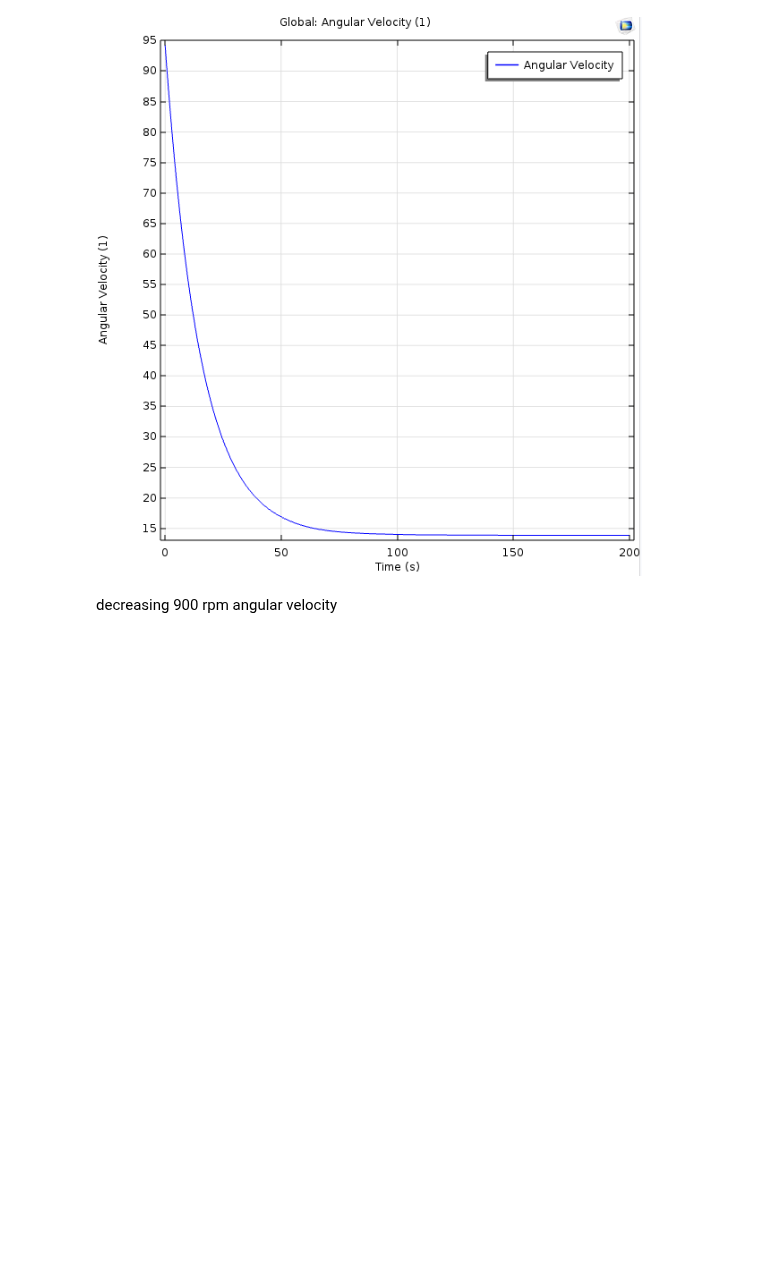
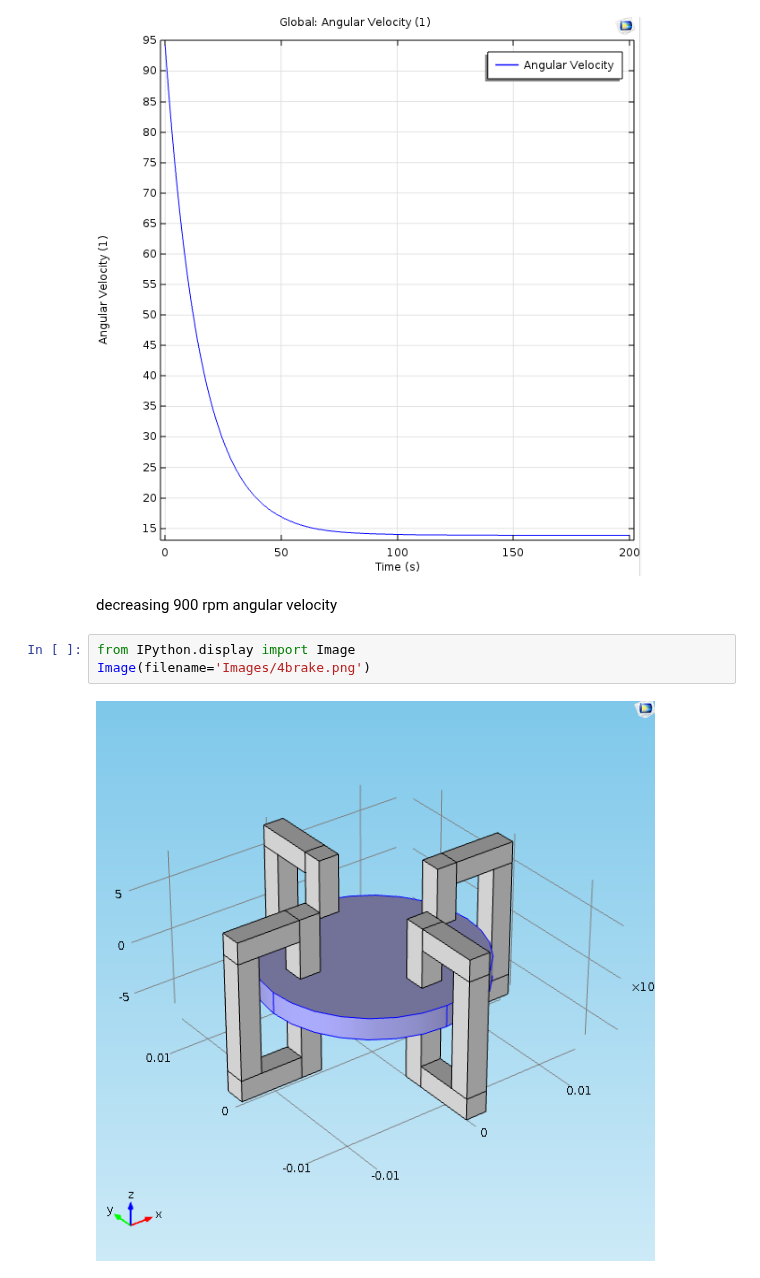
Before and after one commit to odtu/EE564, a Jupyter notebook: EDDY_BRAKE/Doga/Eddy Current Brake Design Project.ipynb, the cells around one changed output. Drawn from its saved outputs; the diff is of its cells as text; blank space fills up the shorter version.

```diff
--- a/EDDY_BRAKE/Doga/Eddy Current Brake Design Project.ipynb
+++ b/EDDY_BRAKE/Doga/Eddy Current Brake Design Project.ipynb
@@ -92,3 +92,8 @@ Image(filename='Images/w.png')
 [figure]
 # %% [markdown]
 decreasing 900 rpm angular velocity
+# %%
+from IPython.display import Image
+Image(filename='Images/4brake.png')
+# %% [output]
+[figure, added]
```
Also changed, not shown: 1 other file.
